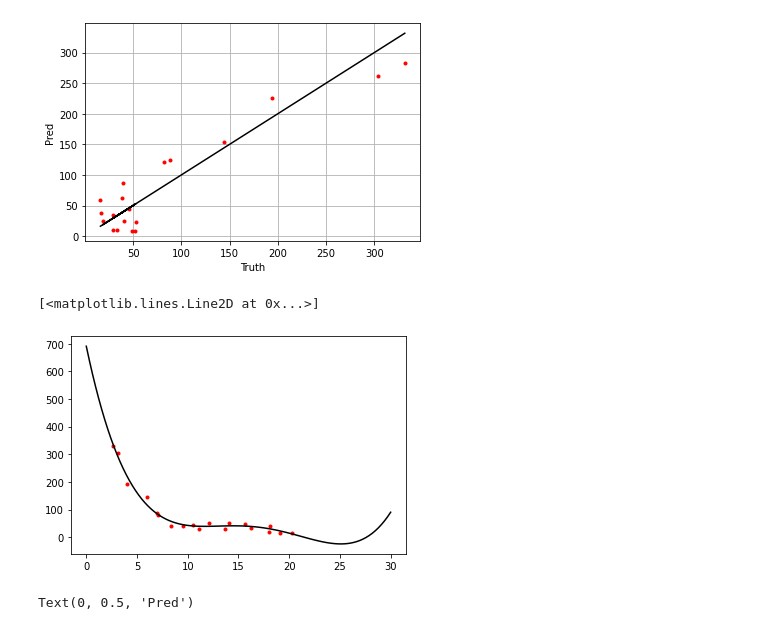
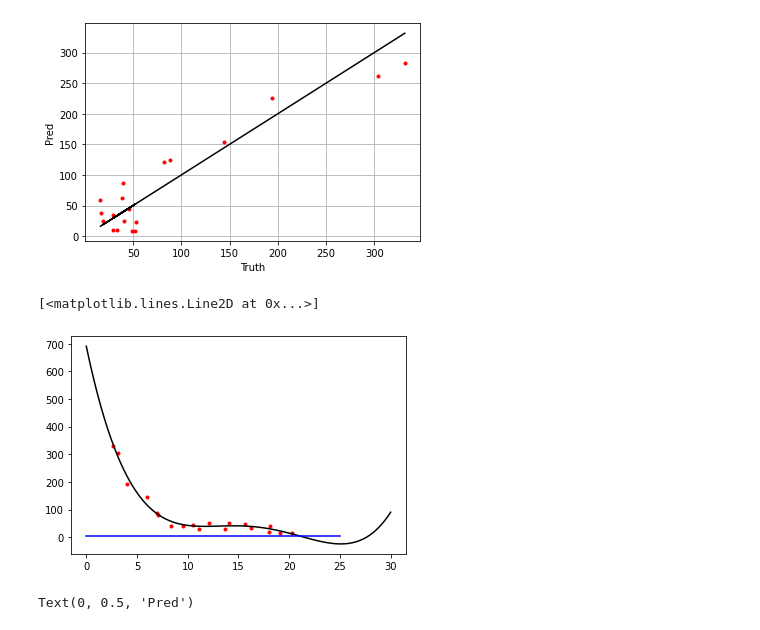
Before and after one commit to m0fauzi/BEP2073_S21, a Jupyter notebook: L10_2.ipynb, the cells around one changed output. Drawn from its saved outputs; the diff is of its cells as text; code cells hidden in the pictures.

```diff
--- a/L10_2.ipynb
+++ b/L10_2.ipynb
@@ -112,19 +92,20 @@ Text(0, 0.5, 'Pred')
 # %%
 #cubic
 def conc4(t,a1,a2,a3,a4,a5):
   # y = a1*x**4 + a2*x**3 + a3*x**2 + a4*x + a5
   return a1*t**4 + a2*t**3 + a3*t**2 + a4*t + a5
 
 a,c = so.curve_fit(conc4,X,Y)
 a1,a2,a3,a4,a5 = a
 
 plt.plot(X,Y,'.r')
 x = np.linspace(0,30,100)
 y = conc4(x,a1,a2,a3,a4,a5)
 plt.plot(x,y,'k')
+plt.plot([0, 25],[5, 5],'b')
 # %% [output]
 [<matplotlib.lines.Line2D at 0x...>]
-[figure, old version]
+[figure, new version]
 # %%
 #regression plot
 Y_hat = conc4(X,a1,a2,a3,a4,a5)
```
Also changed, not shown: parts of 1 cell of this notebook.
